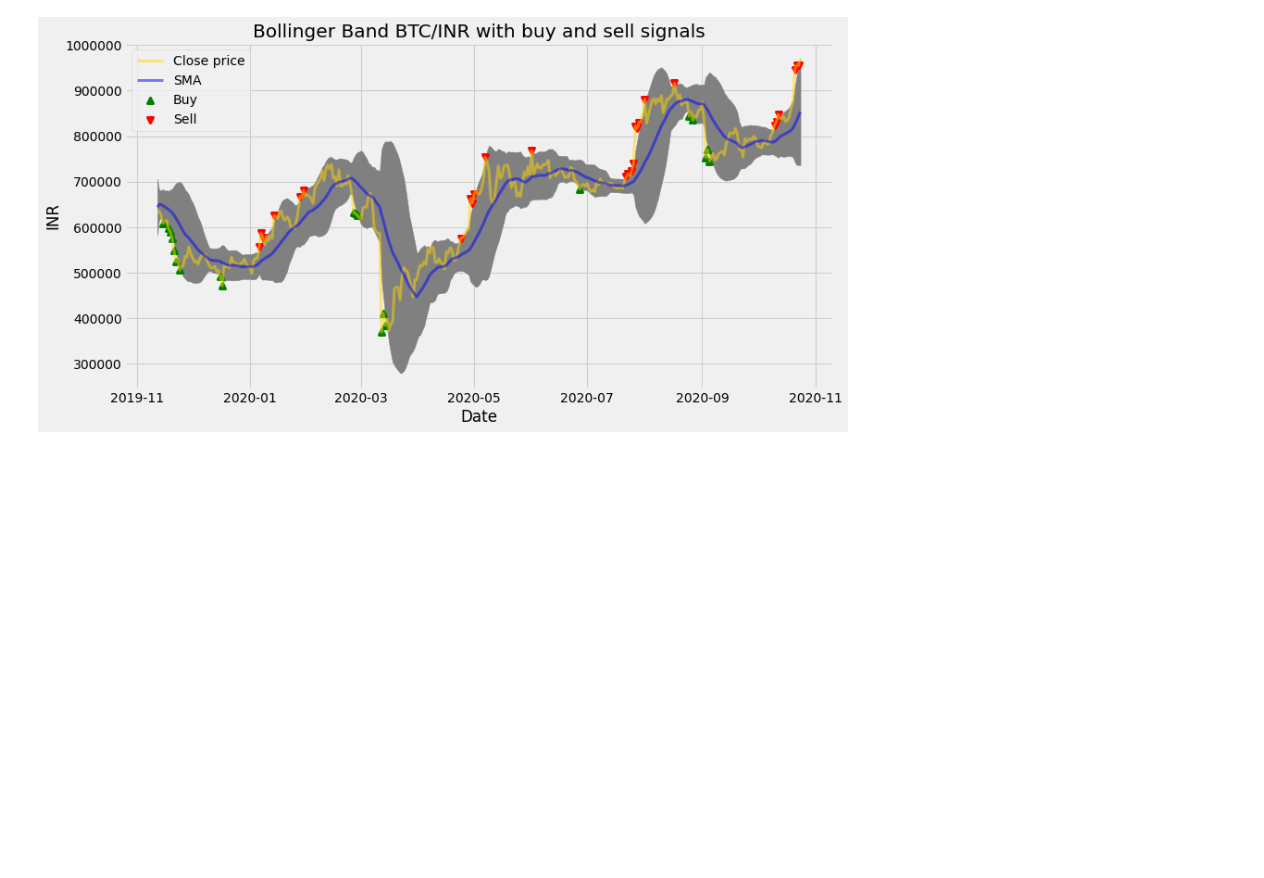
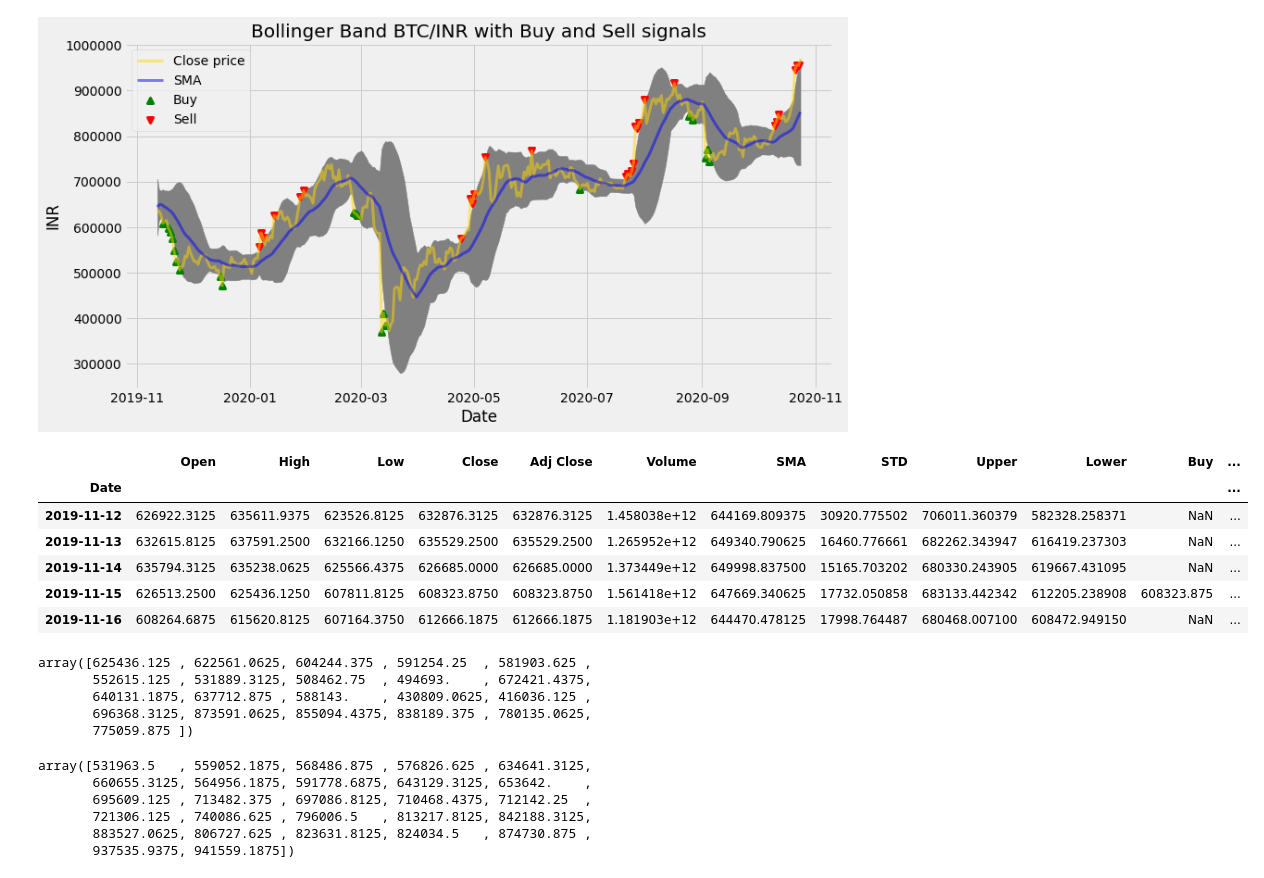
Before and after one commit to Xalt8/Crypto, a Jupyter notebook: bollinger_bands.ipynb, the cells around one changed output. Cells and saved outputs as stored; diff of their text form; code cells hidden in the pictures; blank space fills up the shorter version.

```diff
--- a/bollinger_bands.ipynb
+++ b/bollinger_bands.ipynb
@@ -163,0 +190,10 @@ plt.show()
+# %%
+new_df.head()
+# %% [output]
+|  | Open | High | Low | Close | Adj Close | Volume | SMA | STD | Upper | Lower | Buy | ... |
+| Date |  |  |  |  |  |  |  |  |  |  |  | ... |
+| 2019-11-12 | 626922.3125 | 635611.9375 | 623526.8125 | 632876.3125 | 632876.3125 | 1.458038e+12 | 644169.809375 | 30920.775502 | 706011.360379 | 582328.258371 | NaN | ... |
+| 2019-11-13 | 632615.8125 | 637591.2500 | 632166.1250 | 635529.2500 | 635529.2500 | 1.265952e+12 | 649340.790625 | 16460.776661 | 682262.343947 | 616419.237303 | NaN | ... |
+| 2019-11-14 | 635794.3125 | 635238.0625 | 625566.4375 | 626685.0000 | 626685.0000 | 1.373449e+12 | 649998.837500 | 15165.703202 | 680330.243905 | 619667.431095 | NaN | ... |
+| 2019-11-15 | 626513.2500 | 625436.1250 | 607811.8125 | 608323.8750 | 608323.8750 | 1.561418e+12 | 647669.340625 | 17732.050858 | 683133.442342 | 612205.238908 | 608323.875 | ... |
+| 2019-11-16 | 608264.6875 | 615620.8125 | 607164.3750 | 612666.1875 | 612666.1875 | 1.181903e+12 | 644470.478125 | 17998.764487 | 680468.007100 | 608472.949150 | NaN | ... |
@@ -163,0 +202,9 @@ plt.show()
+# %%
+buy_price_high = buy_signal_entries['High'].values
+buy_price_high
+# %% [output]
+array([625436.125 , 622561.0625, 604244.375 , 591254.25  , 581903.625 ,
+       552615.125 , 531889.3125, 508462.75  , 494693.    , 672421.4375,
+       640131.1875, 637712.875 , 588143.    , 430809.0625, 416036.125 ,
+       696368.3125, 873591.0625, 855094.4375, 838189.375 , 780135.0625,
+       775059.875 ])
@@ -163,0 +213,10 @@ plt.show()
+# %%
+sell_price_low = sell_signal_entries['Low'].values
+sell_price_low
+# %% [output]
+array([531963.5   , 559052.1875, 568486.875 , 576826.625 , 634641.3125,
+       660655.3125, 564956.1875, 591778.6875, 643129.3125, 653642.    ,
+       695609.125 , 713482.375 , 697086.8125, 710468.4375, 712142.25  ,
+       721306.125 , 740086.625 , 796006.5   , 813217.8125, 842188.3125,
+       883527.0625, 806727.625 , 823631.8125, 824034.5   , 874730.875 ,
+       937535.9375, 941559.1875])
```
Also changed, not shown: parts of 8 cells of this notebook.
